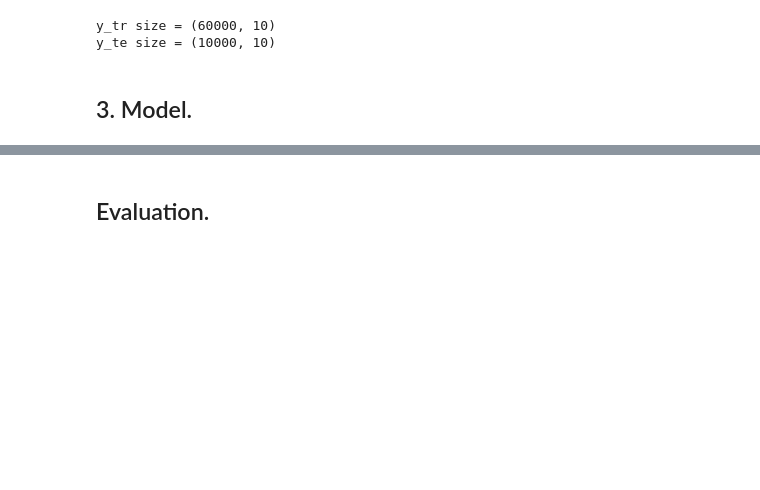
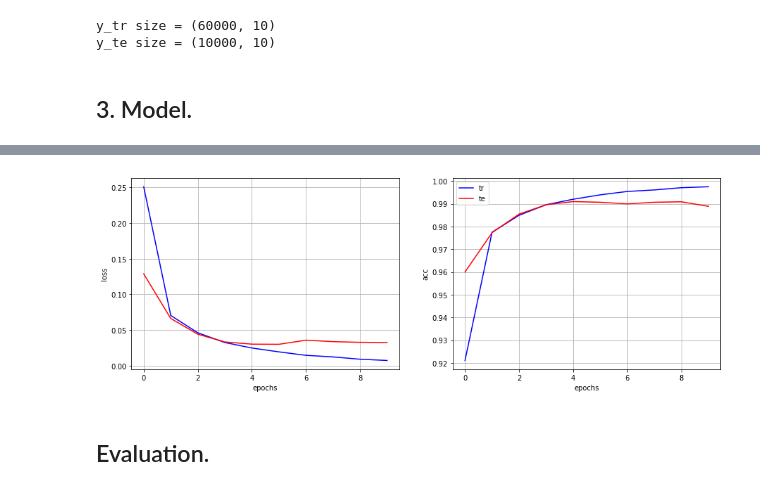
Before and after one commit to mdhoffschmidt/deeplearning, a Jupyter notebook: mnist.ipynb, the cells around one changed output, grey strips where cells are left out. Saved outputs shown, nothing was run; the diff lists cells and outputs as text; code cells hidden in the pictures; blank space fills up the shorter version.

```diff
--- a/mnist.ipynb
+++ b/mnist.ipynb
@@ -107,18 +118,22 @@ Epoch 3/10
 # %%
 # Visualise the resuls.
 plt.figure(figsize=(15,5))
 plt.subplot(121)
 plt.plot(history.history["loss"], color="b", label="tr")
 plt.plot(history.history["val_loss"], color="r", label="te")
 plt.ylabel("loss")
 plt.xlabel("epochs")
+plt.grid()
 plt.subplot(122)
 plt.plot(history.history["acc"], color="b", label="tr")
 plt.plot(history.history["val_acc"], color="r", label="te")
 plt.ylabel("acc")
 plt.xlabel("epochs")
+plt.grid()
 plt.legend()
 plt.show()
+# %% [output]
+[figure, added]
 # %% [markdown]
 ## Evaluation.
 # %%
```
Also changed, not shown: parts of 1 cell of this notebook.
